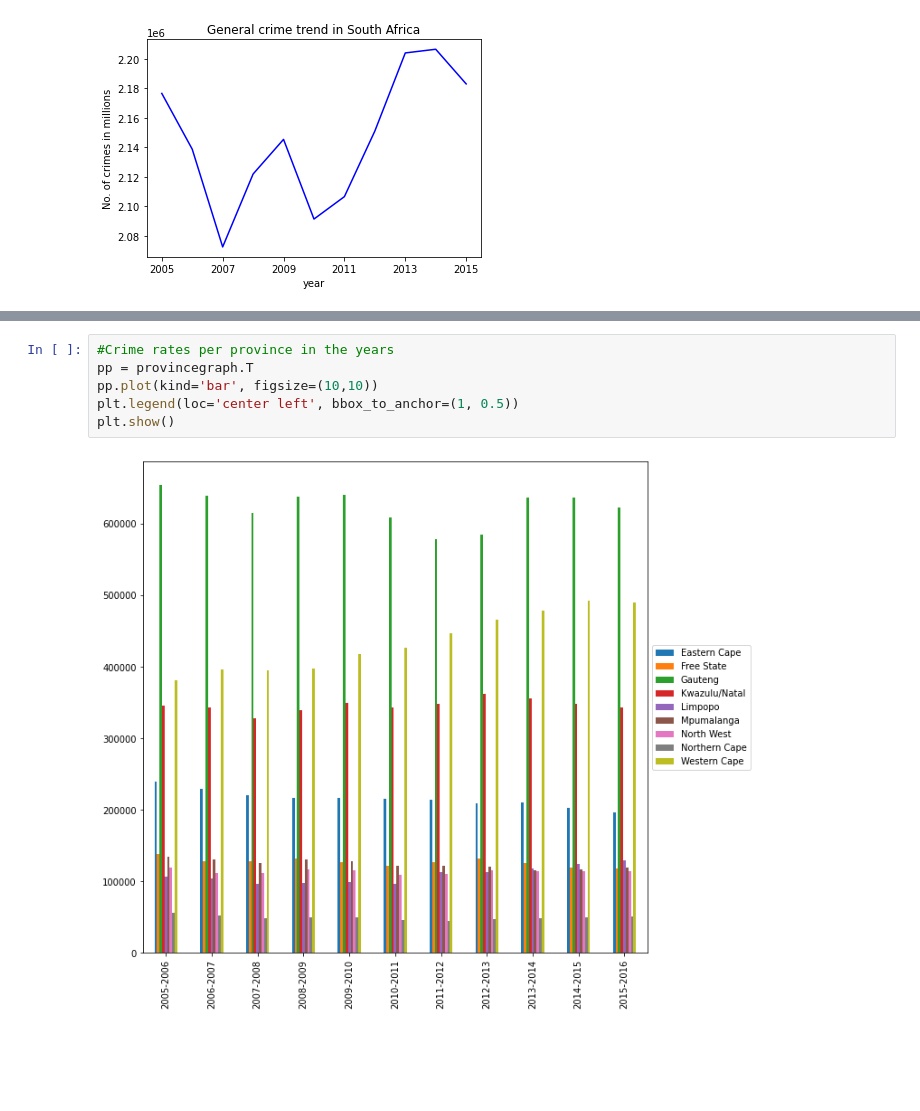
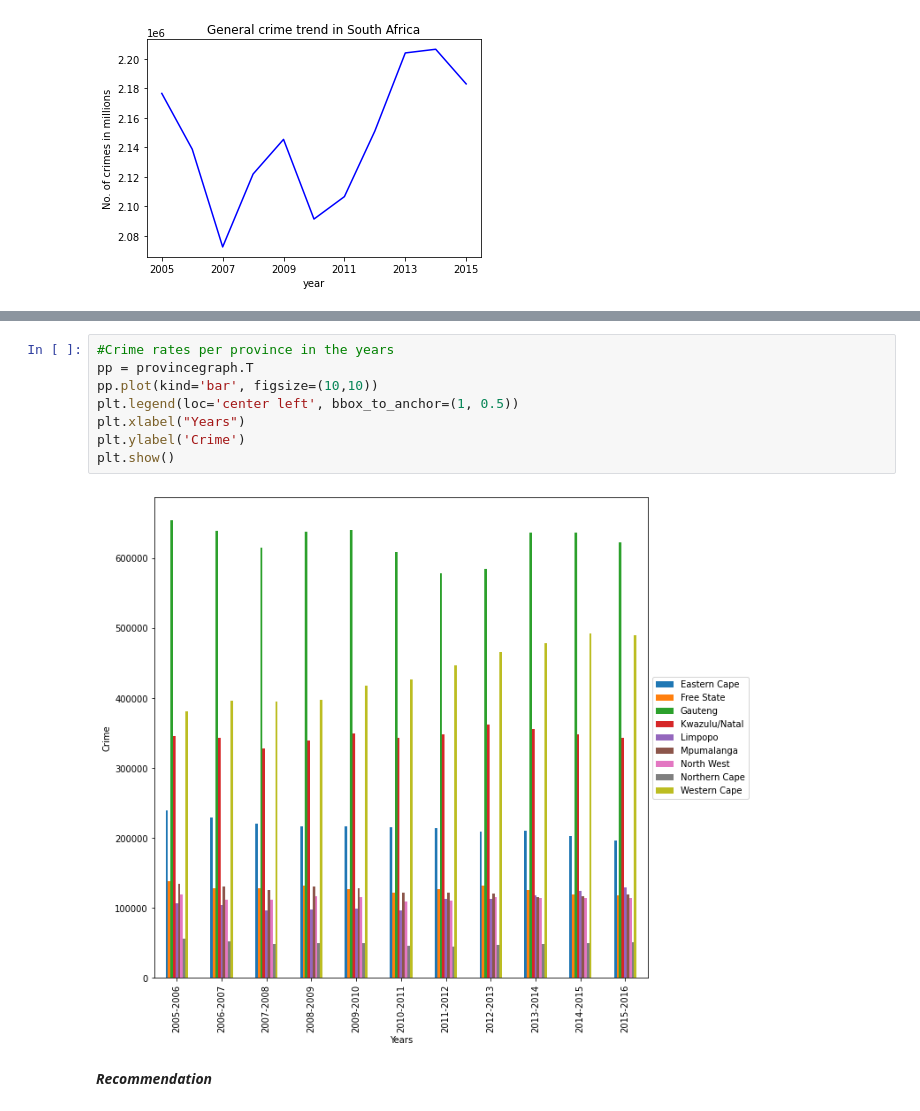
Before and after one commit to Obura98/South_Africa_Crime_Statistics, a Jupyter notebook: Moringa_Data_Science_Prep_W5_Group_Project_2020_07_Team_4_Python_Notebook.ipynb, the cells around one changed output, grey strips where cells are left out. Drawn from its saved outputs; the diff is of its cells as text; blank space fills up the shorter version.

```diff
--- a/Moringa_Data_Science_Prep_W5_Group_Project_2020_07_Team_4_Python_Notebook.ipynb
+++ b/Moringa_Data_Science_Prep_W5_Group_Project_2020_07_Team_4_Python_Notebook.ipynb
@@ -543,8 +732,12 @@ plt.show()
 # %%
 #Crime rates per province in the years
 pp = provincegraph.T
 pp.plot(kind='bar', figsize=(10,10))
 plt.legend(loc='center left', bbox_to_anchor=(1, 0.5))
+plt.xlabel("Years")
+plt.ylabel('Crime')
 plt.show()
 # %% [output]
-[figure, old version]
+[figure, new version]
+# %% [markdown]
+***Recommendation***
```
Also changed, not shown: parts of 47 cells of this notebook.
